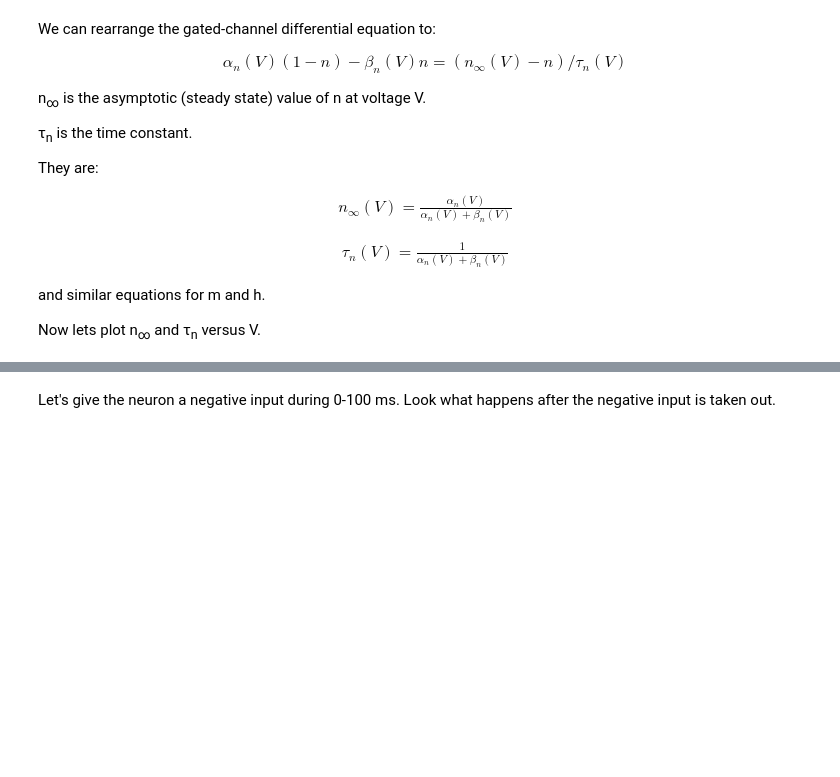
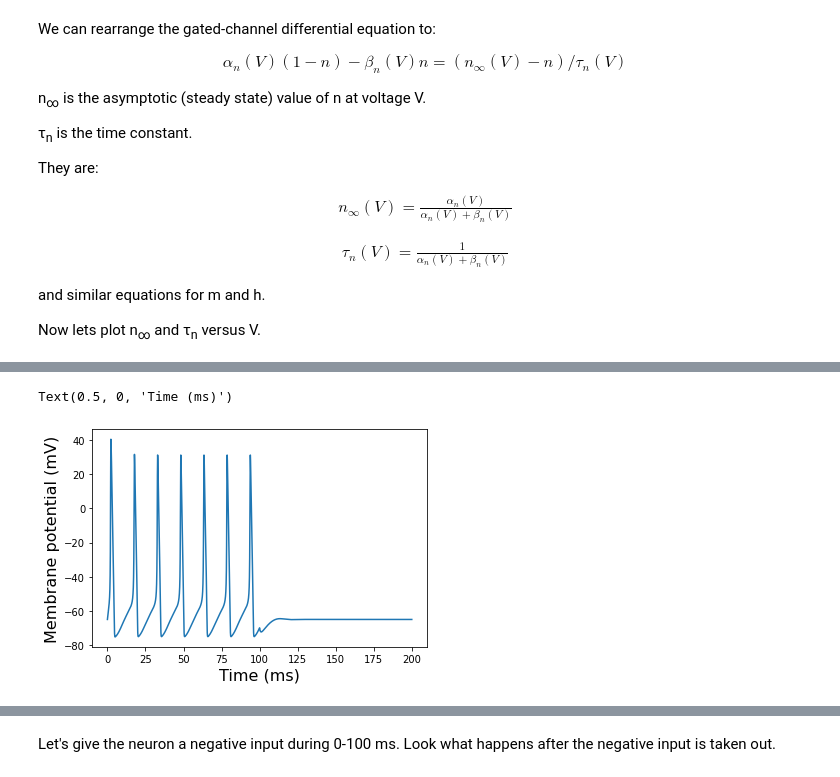
Before and after one commit to schwartz-cnl/Computational-Neuroscience-Class, a Jupyter notebook: Lab 3 Hodgkin-Huxley Model/HodgkinHuxley.ipynb, the cells around one changed output, grey strips where cells are left out. Drawn from its saved outputs; the diff is of its cells as text; code cells hidden in the pictures; blank space fills up the shorter version.

```diff
--- a/Lab 3 Hodgkin-Huxley Model/HodgkinHuxley.ipynb
+++ b/Lab 3 Hodgkin-Huxley Model/HodgkinHuxley.ipynb
@@ -161,6 +167,6 @@ axs[1].legend(fontsize=16)
 # %%
 #@title
-I_0 = 0.2 #@param {type:"slider", min:0, max:0.5, step:0.01}
+I_0 = 0.09 #@param {type:"slider", min:0, max:0.5, step:0.01}
 # Now we are ready to run Hodgkin-Huxley model
 
 T = 200 # ms
@@ -174,33 +180,36 @@ E_Na = 50 # mV
 c_m = 0.01 # nF/mm^2
 
 t = np.arange(0,T,dt)
 I = np.zeros(t.shape)
 V_m = np.zeros(t.shape)
 n = np.zeros(t.shape)
 m = np.zeros(t.shape)
 h = np.zeros(t.shape)
 
 I[0:int(T/dt/2)] = I_0
 # initial values
 V_m[0] = -65 # mV
 n[0] = 0.3177
 m[0] = 0.0529
 h[0] = 0.5961
 
 for i in range(t.shape[0]-1):
   dV_m = dt/c_m*(-g_K*n[i]**4*(V_m[i]-E_K) - g_Na*m[i]**3*h[i]*(V_m[i]-E_Na) - g_L*(V_m[i]-E_L) + I[i])
   dn = dt*(alpha_n(V_m[i])*(1-n[i]) - beta_n(V_m[i])*n[i])
   dm = dt*(alpha_m(V_m[i])*(1-m[i]) - beta_m(V_m[i])*m[i])
   dh = dt*(alpha_h(V_m[i])*(1-h[i]) - beta_h(V_m[i])*h[i])
 
   V_m[i+1] = V_m[i] + dV_m
   n[i+1] = n[i] + dn
   m[i+1] = m[i] + dm
   h[i+1] = h[i] + dh
 
 plt.plot(t, V_m)
 plt.ylabel('Membrane potential (mV)', fontsize=16)
 plt.xlabel('Time (ms)', fontsize=16)
+# %% [output]
+Text(0.5, 0, 'Time (ms)')
+[figure, added]
 # %%
 # Let's look at what happens in one circle:
 time_window = 1000 # 10 ms
```
Also changed, not shown: parts of 6 cells of this notebook.
